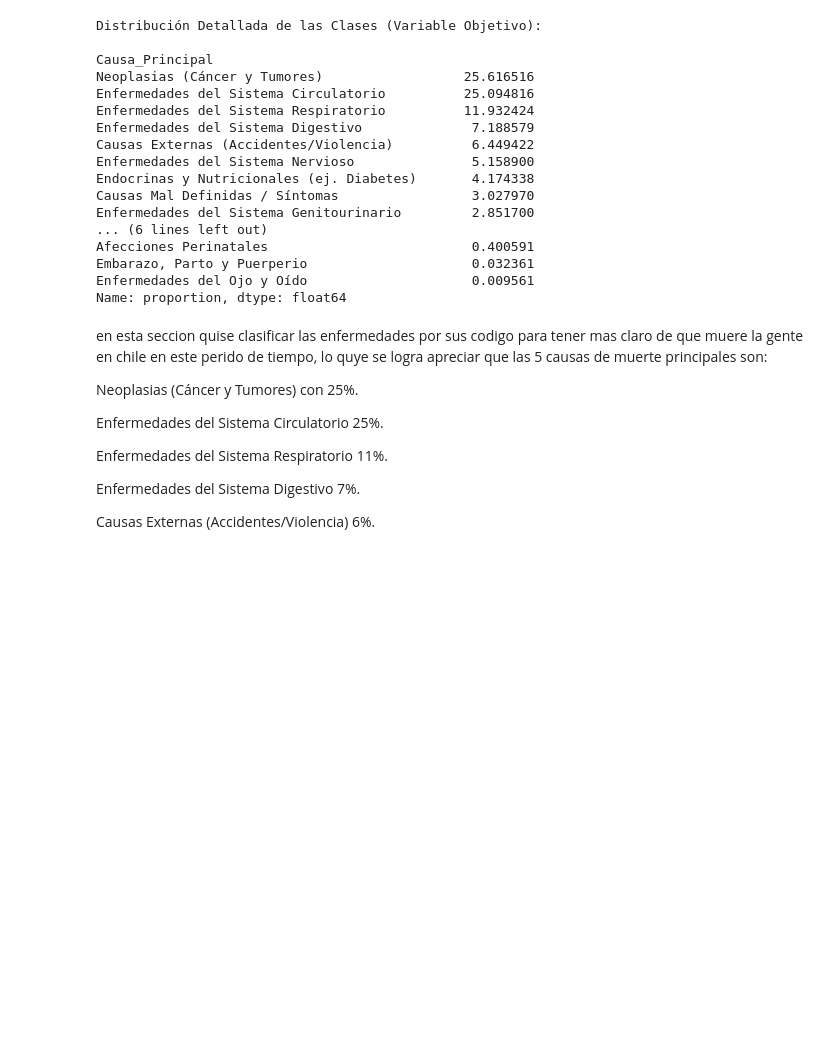
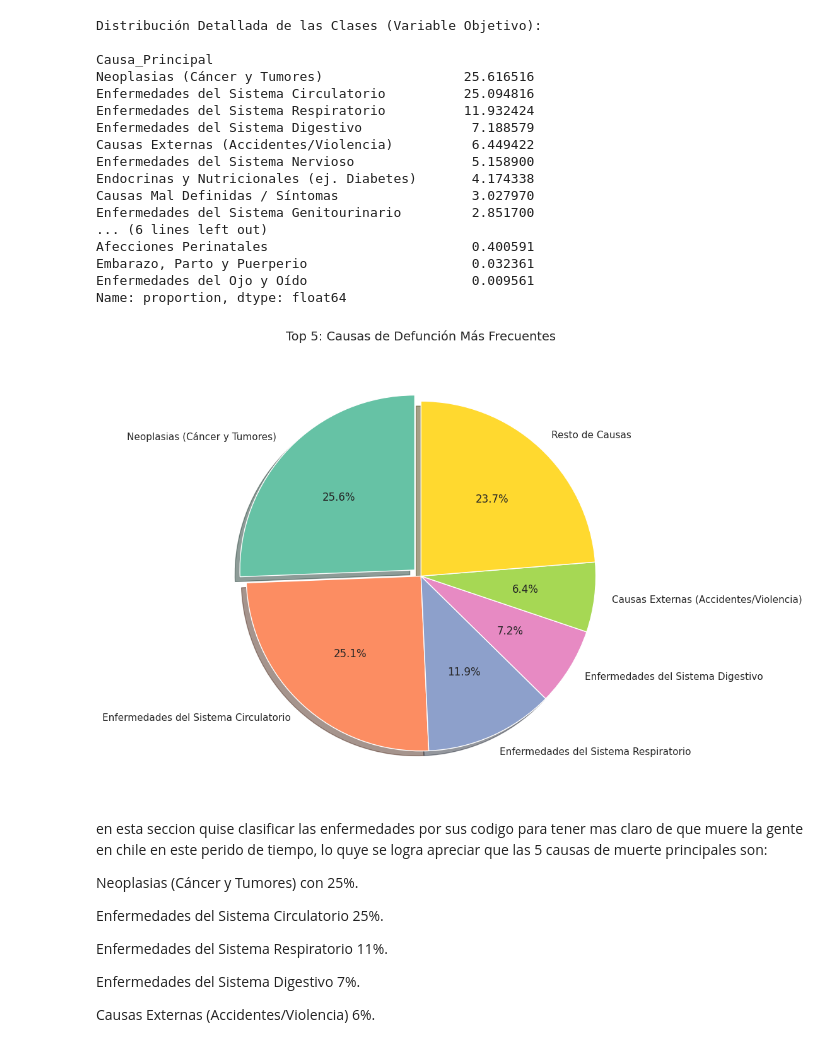
Before and after one commit to Emanuel2234/Causas_muerte_chile_2023_2026, a Jupyter notebook: Causas_de_Defunción_chile_2023_03_2026.ipynb, the cells around one changed output. Cells and saved outputs as stored; diff of their text form; code cells hidden in the pictures; blank space fills up the shorter version.

```diff
--- a/Causas_de_Defunción_chile_2023_03_2026.ipynb
+++ b/Causas_de_Defunción_chile_2023_03_2026.ipynb
@@ -308,6 +388,33 @@ Afecciones Perinatales                          0.400591
 Embarazo, Parto y Puerperio                     0.032361
 Enfermedades del Ojo y Oído                     0.009561
 Name: proportion, dtype: float64
+# %%
+# Gráfico de Torta de la Variable Objetivo
+plt.figure(figsize=(9, 9))
+
+# Obtenemos todas las frecuencias
+frecuencias_completas = df['Causa_Principal'].value_counts()
+
+# Se separa el top 5 del resto de enfermedades
+top_5 = frecuencias_completas.nlargest(5)
+resto_sumado = pd.Series([frecuencias_completas.iloc[5:].sum()], index=['Resto de Causas'])
+
+# Unimos el Top 5 con la nueva categoría "Resto de Causas"
+frecuencias_final = pd.concat([top_5, resto_sumado])
+
+# Destacamos levemente la causa principal (posición 0)
+explode = [0.05 if i == 0 else 0 for i in range(len(frecuencias_final))]
+
+# Generamos la paleta de colores (6 colores: 5 del top + 1 del resto)
+colores = sns.color_palette('Set2', len(frecuencias_final))
+
+# Generamos el gráfico de torta
+plt.pie(frecuencias_final, labels=frecuencias_final.index, autopct='%1.1f%%',
+        explode=explode, shadow=True, startangle=90, colors=colores)
+plt.title('Top 5: Causas de Defunción Más Frecuentes', fontsize=14, pad=20)
+plt.show()
+# %% [output]
+[figure, added]
 # %% [markdown]
 en esta seccion quise clasificar las enfermedades por sus codigo para tener mas claro de que muere la gente en chile en este perido de tiempo, lo quye se logra apreciar que las 5 causas de muerte principales son:
 
```
Also changed, not shown: parts of 42 cells of this notebook.
